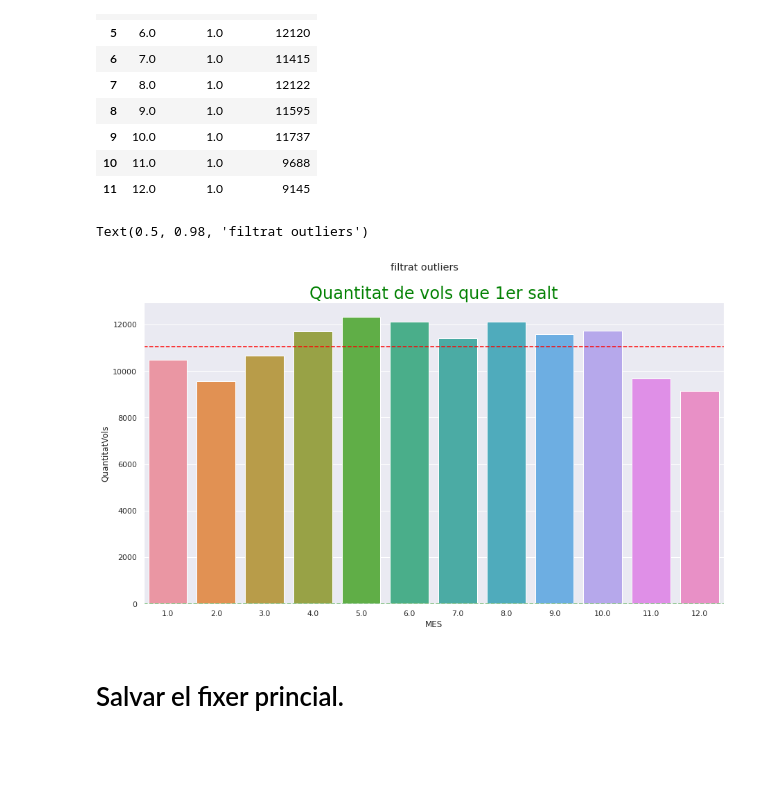
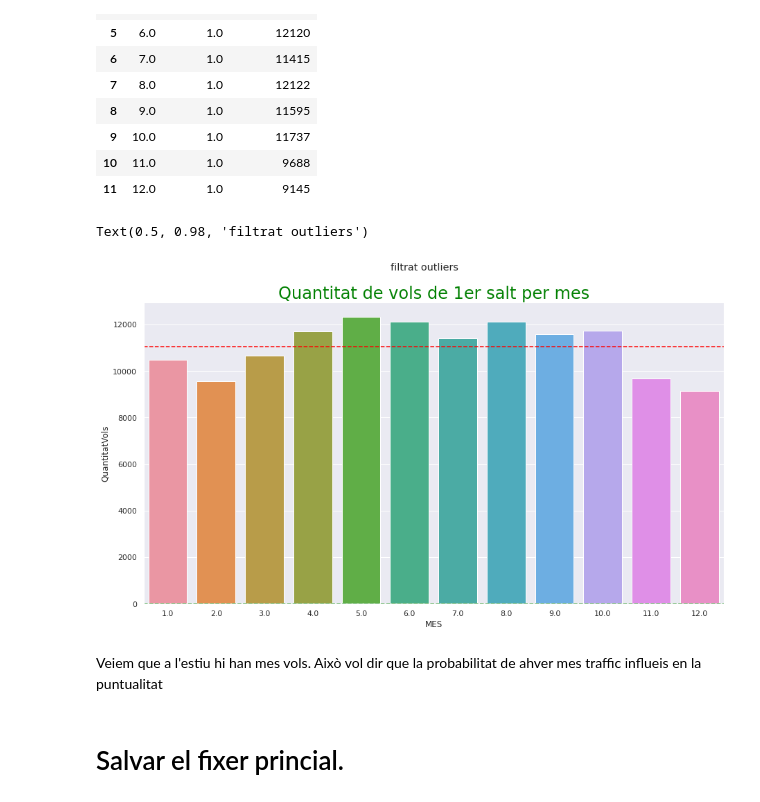
Before and after one commit to JMML2021/Entrega-projecte-final, a Jupyter notebook: Calculo_Ryainair2019ipynb.ipynb, the cells around one changed output. Saved outputs shown, nothing was run; the diff lists cells and outputs as text; code cells hidden in the pictures; blank space fills up the shorter version.

```diff
--- a/Calculo_Ryainair2019ipynb.ipynb
+++ b/Calculo_Ryainair2019ipynb.ipynb
@@ -575,15 +581,17 @@ df4
 # %%
 #df4.columns = ['MES', 'QuantitatVols'] # change column names
 ax=sns.barplot(x = 'MES', y = 'QuantitatVols',   data=df4)
 
-ax.set_title('Quantitat de vols que 1er salt', fontsize = 24, color= 'green')
+ax.set_title('Quantitat de vols de 1er salt per mes', fontsize = 24, color= 'green')
 quantitatVolsMitjana= df4.QuantitatVols.mean()
 ax.axhline(quantitatVolsMitjana, color="red", linestyle = '--', label="ooas")       # Linea 0 verde
 ax.axhline(0, color="green", linestyle = '--')
 plt.suptitle(f'filtrat outliers')
 # %% [output]
 Text(0.5, 0.98, 'filtrat outliers')
-[figure, old version]
+[figure, new version]
+# %% [markdown]
+Veiem que a l'estiu hi han mes vols. Això vol dir que la probabilitat de ahver mes traffic influeis en la puntualitat
 # %% [markdown]
 # Salvar el fixer princial.
 # %%
```
Also changed, not shown: parts of 17 cells of this notebook.
